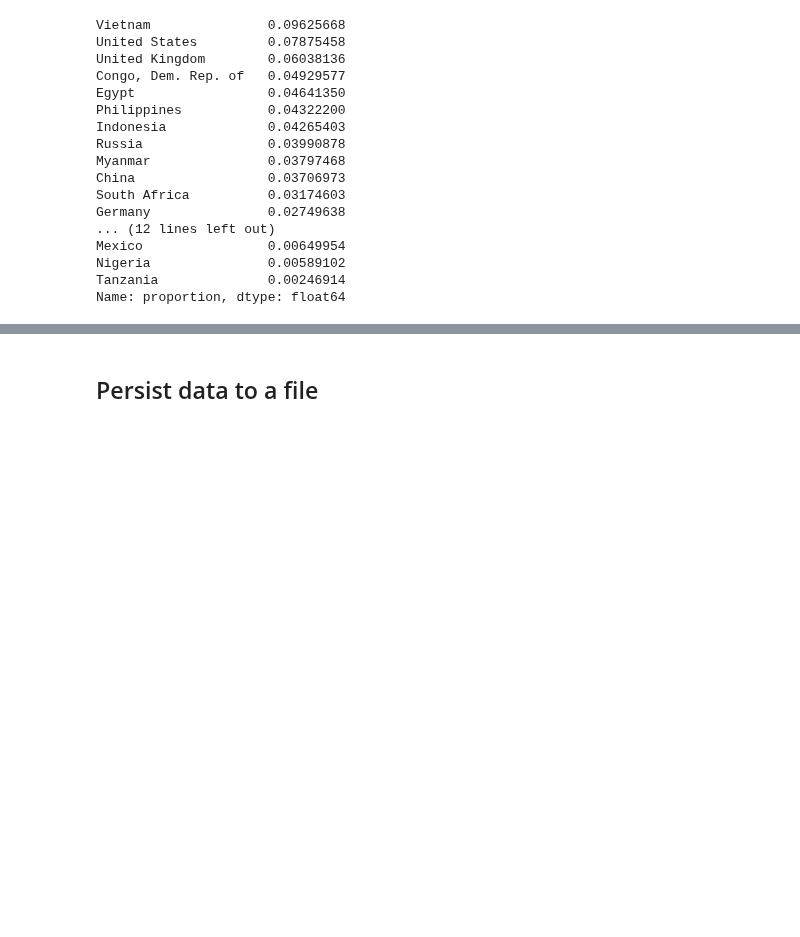
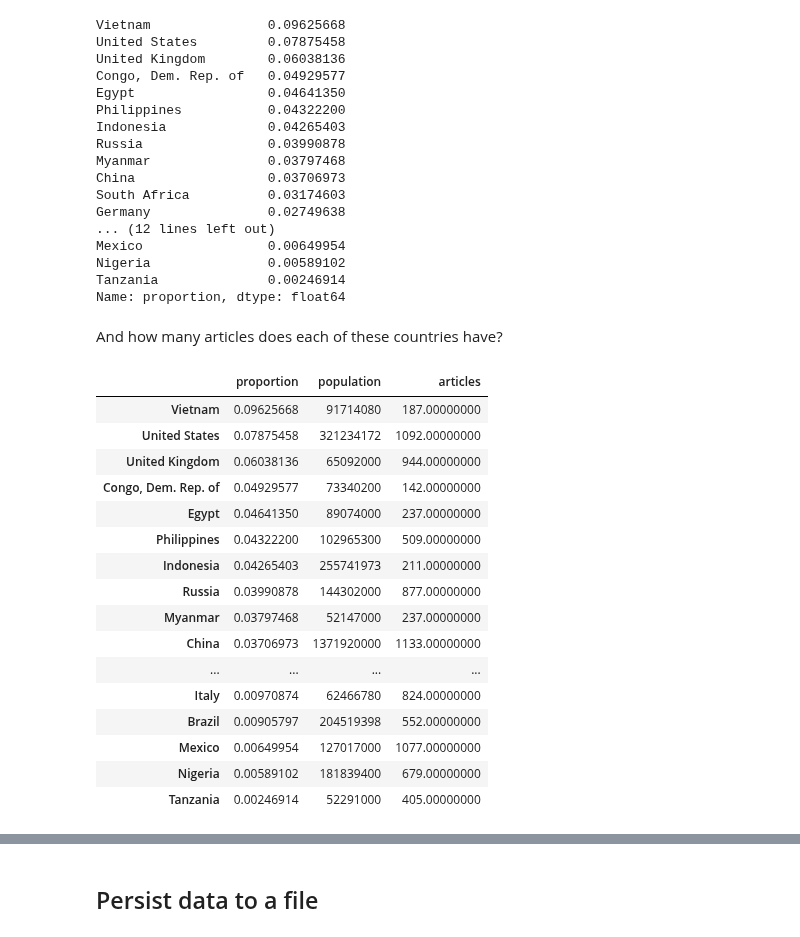
Before and after one commit to aenfield/Data512, a Jupyter notebook: data-512-a2/hcds-a2-bias.ipynb, the cells around one changed output, grey strips where cells are left out. Cells and saved outputs as stored; diff of their text form; code cells hidden in the pictures; blank space fills up the shorter version.

```diff
--- a/data-512-a2/hcds-a2-bias.ipynb
+++ b/data-512-a2/hcds-a2-bias.ipynb
@@ -674,3 +746,25 @@ Mexico                0.00649954
 Nigeria               0.00589102
 Tanzania              0.00246914
 Name: proportion, dtype: float64
+# %% [markdown]
+And how many articles does each of these countries have?
+# %%
+high_quality_articles_per_all_articles_with_article_count[high_quality_articles_per_all_articles_with_article_count['population'] > pop_thresh].sort_values(by='proportion', ascending=False)
+# %% [output]
+|  | proportion | population | articles |
+| Vietnam | 0.09625668 | 91714080 | 187.00000000 |
+| United States | 0.07875458 | 321234172 | 1092.00000000 |
+| United Kingdom | 0.06038136 | 65092000 | 944.00000000 |
+| Congo, Dem. Rep. of | 0.04929577 | 73340200 | 142.00000000 |
+| Egypt | 0.04641350 | 89074000 | 237.00000000 |
+| Philippines | 0.04322200 | 102965300 | 509.00000000 |
+| Indonesia | 0.04265403 | 255741973 | 211.00000000 |
+| Russia | 0.03990878 | 144302000 | 877.00000000 |
+| Myanmar | 0.03797468 | 52147000 | 237.00000000 |
+| China | 0.03706973 | 1371920000 | 1133.00000000 |
+| ... | ... | ... | ... |
+| Italy | 0.00970874 | 62466780 | 824.00000000 |
+| Brazil | 0.00905797 | 204519398 | 552.00000000 |
+| Mexico | 0.00649954 | 127017000 | 1077.00000000 |
+| Nigeria | 0.00589102 | 181839400 | 679.00000000 |
+| Tanzania | 0.00246914 | 52291000 | 405.00000000 |
```
Also changed, not shown: parts of 32 cells of this notebook.
